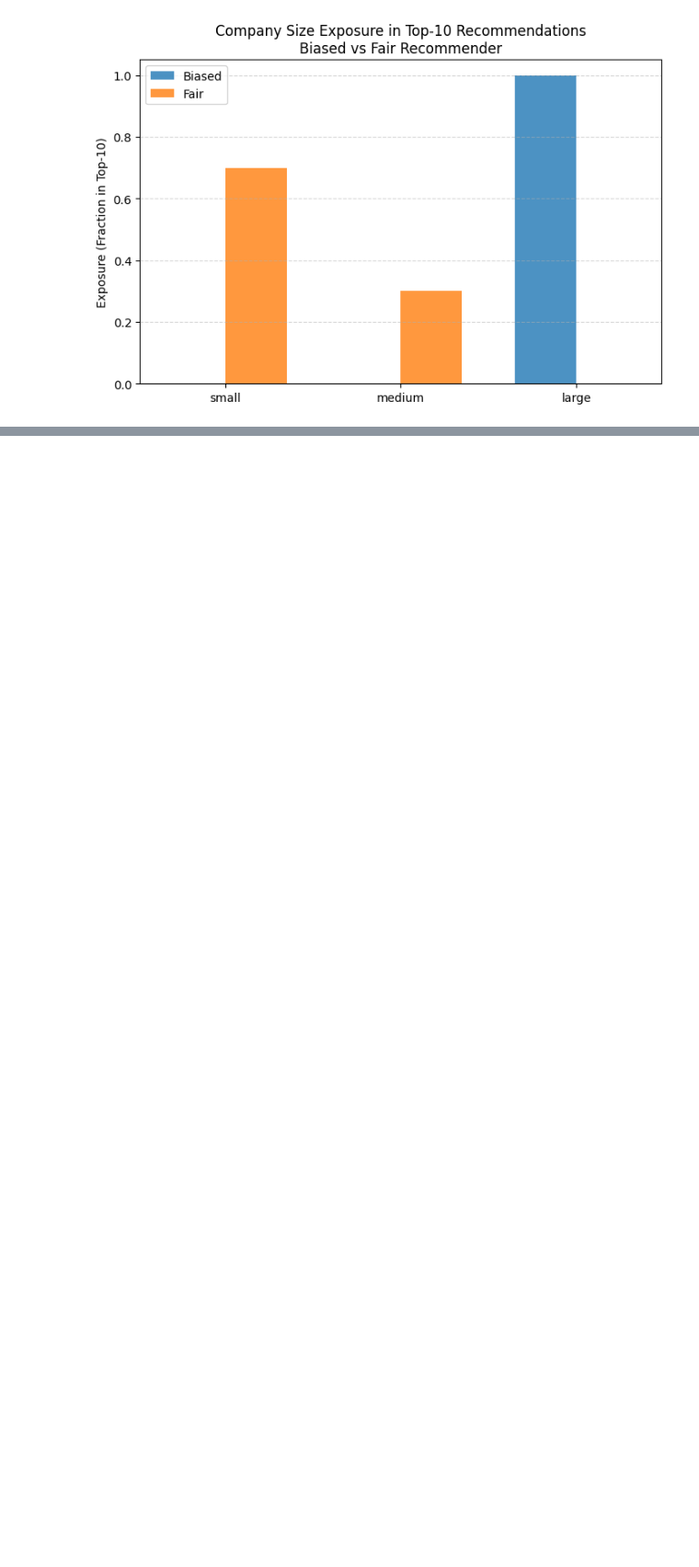
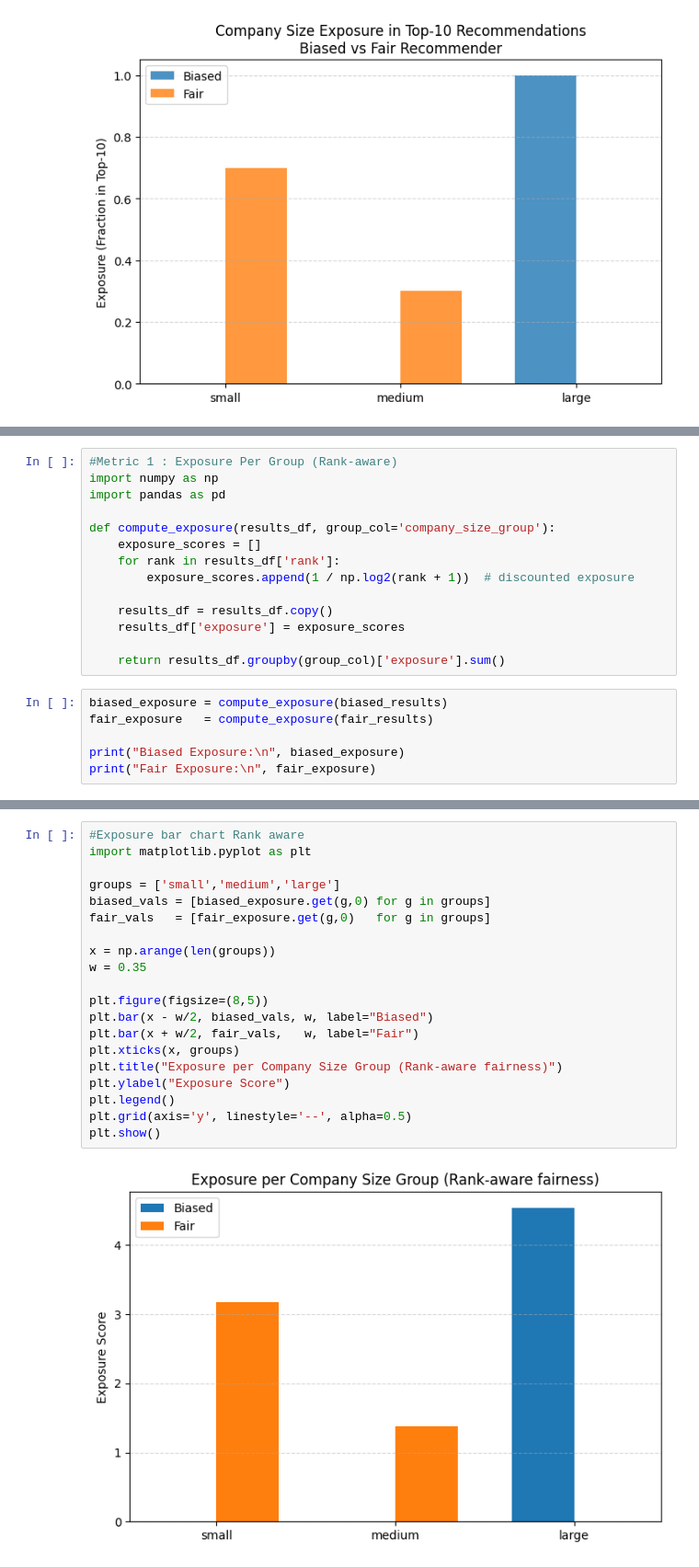
Before and after one commit to Vishnu1721/Fair-and-Explainable-Job-Recommendation-System, a Jupyter notebook: notebooks/Model.ipynb, the cells around one changed output, grey strips where cells are left out. Shown at 92% size. Cells and saved outputs as stored; diff of their text form; blank space fills up the shorter version.

Commit message:
Metrics added

```diff
--- a/notebooks/Model.ipynb
+++ b/notebooks/Model.ipynb
@@ -359,0 +411,20 @@ plt.show()
+# %%
+#Metric 1 : Exposure Per Group (Rank-aware)
+import numpy as np
+import pandas as pd
+
+def compute_exposure(results_df, group_col='company_size_group'):
+    exposure_scores = []
+    for rank in results_df['rank']:
+        exposure_scores.append(1 / np.log2(rank + 1))  # discounted exposure
+
+    results_df = results_df.copy()
+    results_df['exposure'] = exposure_scores
+
+    return results_df.groupby(group_col)['exposure'].sum()
+# %%
+biased_exposure = compute_exposure(biased_results)
+fair_exposure   = compute_exposure(fair_results)
+
+print("Biased Exposure:\n", biased_exposure)
+print("Fair Exposure:\n", fair_exposure)
@@ -359,0 +479,22 @@ plt.show()
+# %%
+#Exposure bar chart Rank aware
+import matplotlib.pyplot as plt
+
+groups = ['small','medium','large']
+biased_vals = [biased_exposure.get(g,0) for g in groups]
+fair_vals   = [fair_exposure.get(g,0)   for g in groups]
+
+x = np.arange(len(groups))
+w = 0.35
+
+plt.figure(figsize=(8,5))
+plt.bar(x - w/2, biased_vals, w, label="Biased")
+plt.bar(x + w/2, fair_vals,   w, label="Fair")
+plt.xticks(x, groups)
+plt.title("Exposure per Company Size Group (Rank-aware fairness)")
+plt.ylabel("Exposure Score")
+plt.legend()
+plt.grid(axis='y', linestyle='--', alpha=0.5)
+plt.show()
+# %% [output]
+[figure, added]
```
Also changed, not shown: parts of 8 cells of this notebook.
